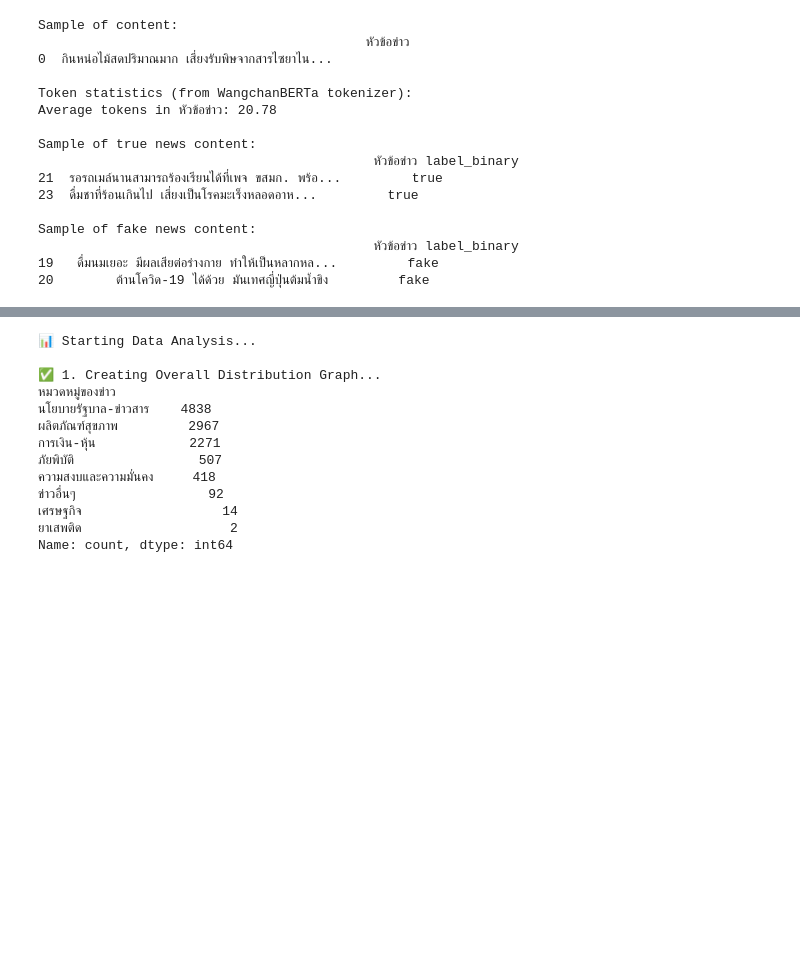
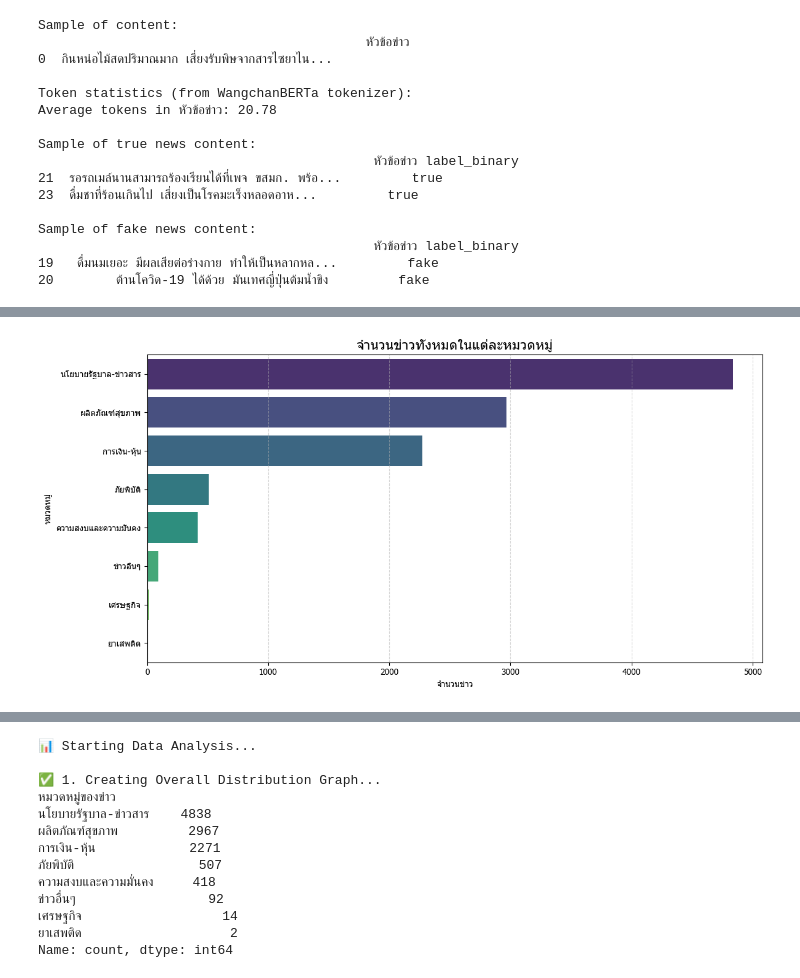
Before and after one commit to TtPeeraphat/Project_Thaifakenews, a Jupyter notebook: compare.ipynb, the cells around one changed output, grey strips where cells are left out. Drawn from its saved outputs; the diff is of its cells as text; code cells hidden in the pictures; blank space fills up the shorter version.

```diff
--- a/compare.ipynb
+++ b/compare.ipynb
@@ -239,6 +219,19 @@ df_balanced = pd.concat([df_true_sampled, df_fake_sampled]).sample(frac=1, rando
 
 print(f"⚖️ หลังปรับสมดุล (รวมทั้งหมด {len(df_balanced)} ข่าว):")
 print(df_balanced['ประเภทข่าว'].value_counts())
+# =======================================================
+# เตรียมตัวแปรหลัก (เหมือน pipeline แรก)
+# =======================================================
+
+df_balanced = df_balanced.reset_index(drop=True)
+
+idx_balanced = df_balanced.index.values
+N_balanced   = len(df_balanced)
+
+y_balanced   = df_balanced['label_id'].values
+y_cat_balanced = df_balanced['category_id'].values
+
+print("✅ N_balanced:", N_balanced)
 print("="*80)
 # %% [output]
 ✅ Label Classes: {'ข่าวจริง': 0, 'ข่าวปลอม': 1}
@@ -253,40 +247,69 @@ Name: count, dtype: int64
 ================================================================================
 # %%
+print("\nSECTION 7: CREATE BERT EMBEDDINGS")
 
-# ====================================================================
-# 2. สร้าง BERT Embedding จาก content
-# ====================================================================
+texts_balanced = df_balanced['หัวข้อข่าว'].fillna("").astype(str).tolist()
 
-# เตรียมข้อความ
-texts = df['หัวข้อข่าว'].fillna("").astype(str).tolist()
-
-print("\nCreating BERT Embeddings for Content (batch)...")
-# เรียกฟังก์ชัน embedding (สมมติว่ามีฟังก์ชันนี้อยู่แล้ว)
 content_emb = get_bert_embeddings_batch(
-    texts,
+    texts_balanced,
     tokenizer=tokenizer,
     model=lm_model,
     device=device,
     max_length=256,
     batch_size=32,
-    use_mean_pool=True,
+    use_mean_pool=True
 )
 
-print("content_emb shape:", content_emb.shape)  # เช่น (N, 768)
+from sklearn.preprocessing import normalize
+x_balanced = normalize(content_emb, axis=1, norm='l2')
 
-# Normalize
-x_np = normalize(content_emb, axis=1, norm='l2')
+print("✅ x_balanced shape:", x_balanced.shape)
 
 # ====================================================================
-# 3. กำหนดตัวแปร Target (เรียกใช้จากคอลัมน์ที่สร้างไว้)
+# SECTION 8: DATA VISUALIZATION
 # ====================================================================
 
-# ✅ เรียกใช้ได้แล้ว เพราะเราสร้างคอลัมน์ไว้ข้างบนแล้ว
-y_np = df['label_id'].values
-y_cat_np = df['category_id'].values
+print("\nSECTION 8: DATA VISUALIZATION")
 
-print("-" * 30)
-print("x_np shape (ก่อน balanced):", x_np.shape)
-print("y_np shape (ก่อน balanced):", y_np.shape)
-print(f"จำนวนตัวอย่างก่อน balanced (real/fake): {np.unique(y_np, return_counts=True)}")
+import matplotlib.pyplot as plt
+import seaborn as sns
+
+col_category = 'หมวดหมู่ของข่าว'
+
+try:
+    plt.rcParams['font.family'] = 'Tahoma'
+except:
+    pass
+
+# กราฟ 1: Overall Distribution
+plt.figure(figsize=(12, 6))
+sns.countplot(
+    y=df[col_category],
+    order=df[col_category].value_counts().index,
+    palette='viridis'
+)
+plt.title('จำนวนข่าวทั้งหมดในแต่ละหมวดหมู่', fontsize=16)
+plt.xlabel('จำนวนข่าว')
+plt.ylabel('หมวดหมู่')
+plt.grid(axis='x', linestyle='--', alpha=0.5)
+plt.tight_layout()
+plt.show()
+
+
+# กราฟ 2: Real vs Fake per Category
+plt.figure(figsize=(12, 8))
+sns.countplot(
+    data=df,
+    y=col_category,
+    hue='label_id',
+    order=df[col_category].value_counts().index,
+    palette='coolwarm'
+)
+plt.title('เปรียบเทียบข่าวจริง vs ปลอม ในแต่ละหมวดหมู่', fontsize=16)
+plt.xlabel('จำนวนข่าว')
+plt.ylabel('หมวดหมู่')
+plt.legend(title='Label (0=จริง, 1=ปลอม)', loc='lower right')
+plt.grid(axis='x', linestyle='--', alpha=0.5)
+plt.tight_layout()
+plt.show()
 # %% [output]
@@ -298,0 +323 @@ y_np shape (ก่อน balanced): (11109,)
+[figure, added]
```
Also changed, not shown: parts of 23 cells of this notebook.
